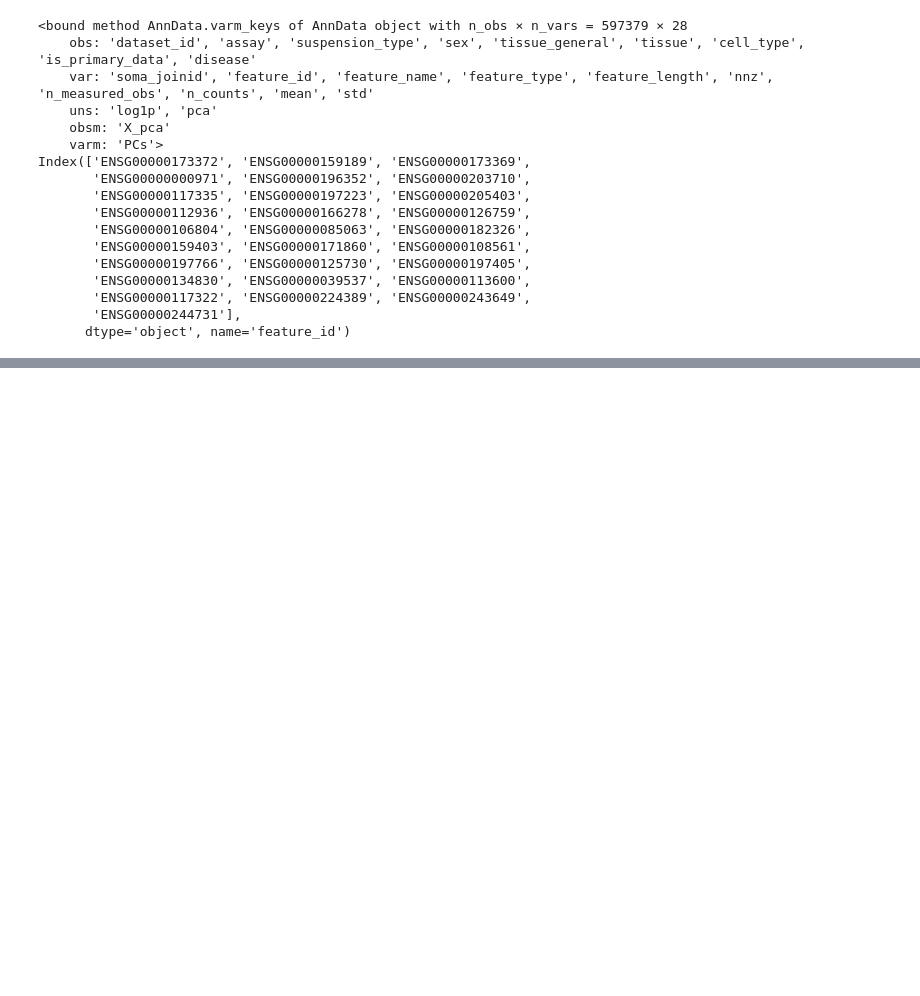
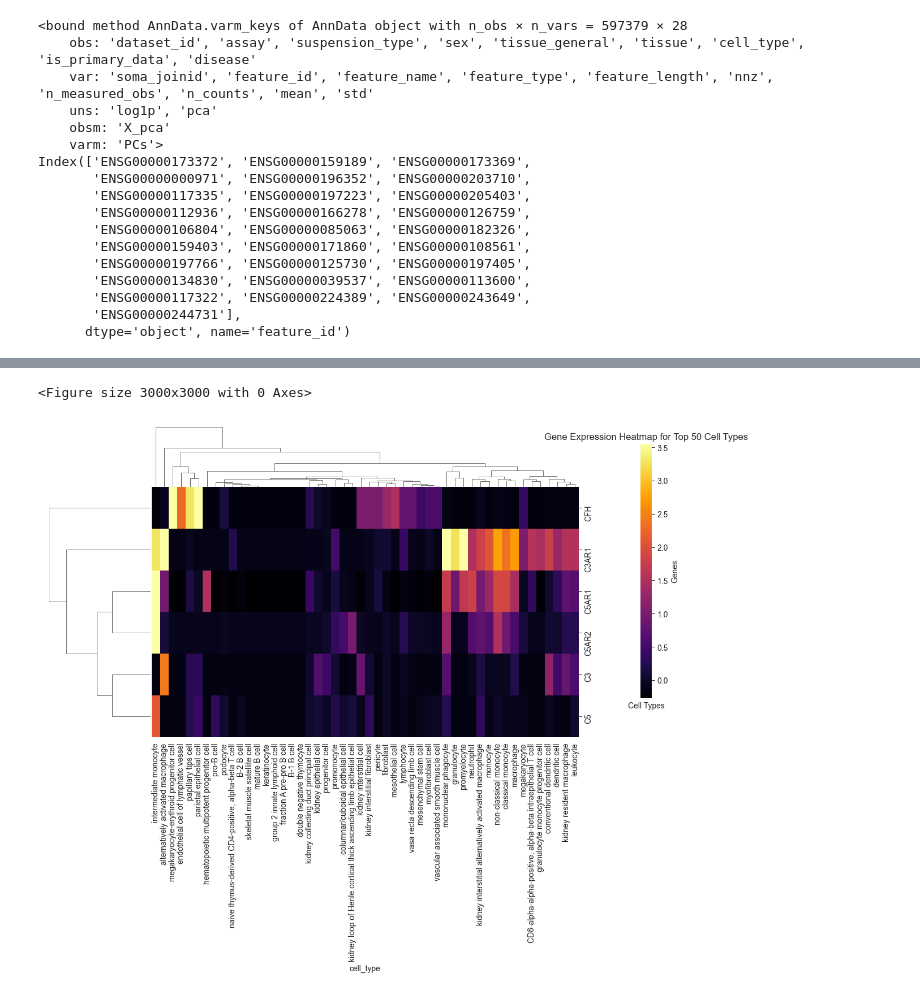
Before and after one commit to aumchampaneri/Biochemistry-BS, a Jupyter notebook: Thesis Project/Kidney/Human/Human_Census Gene Query Notebook.ipynb, the cells around one changed output, grey strips where cells are left out. Cells and saved outputs as stored; diff of their text form; code cells hidden in the pictures; blank space fills up the shorter version.

```diff
--- a/Thesis Project/Kidney/Human/Human_Census Gene Query Notebook.ipynb
+++ b/Thesis Project/Kidney/Human/Human_Census Gene Query Notebook.ipynb
@@ -233,36 +311,39 @@ all_genes = {
     'ENSG00000224389': 'C4B',
     'ENSG00000243649': 'CFB',
     'ENSG00000244731': 'C4A',
     'ENSG00000085265': 'FCN1',
     'ENSG00000160339': 'FCN2',
     'ENSG00000142748': 'FCN3',
     'ENSG00000165280': 'VCP'
 }
 
 subset_genes = {
     'ENSG00000125730': 'C3',
     'ENSG00000171860': 'C3AR1',
     'ENSG00000106804': 'C5',
     'ENSG00000197405': 'C5AR1',
     'ENSG00000134830': 'C5AR2',
     'ENSG00000000971': 'CFH',
 }
 
 # Rename the columns from Ensembl IDs to gene names
 mean_expression.columns = [all_genes.get(col, col) for col in mean_expression.columns]
 
 # Filter the mean expression data to only include the subset of genes
-# mean_expression = mean_expression[subset_genes.values()]
+mean_expression = mean_expression[subset_genes.values()]
 
 # Create a heatmap with transposed data
-plt.figure(figsize=(16, 10))
-sns.heatmap(mean_expression.T, cmap='inferno', xticklabels=True, yticklabels=True, square=True, annot=False, robust=True)
+plt.figure(figsize=(30, 30))
+sns.clustermap(mean_expression.T, cmap='inferno', xticklabels=True, yticklabels=True, square=True, annot=False, robust=True, cbar_pos=(1.07, 0.5, 0.02, 0.45))
 plt.title('Gene Expression Heatmap for Top 50 Cell Types')
 plt.xlabel('Cell Types')
 plt.ylabel('Genes')
 plt.xticks(rotation=90)
 plt.tight_layout()
 plt.show()
+# %% [output]
+<Figure size 3000x3000 with 0 Axes>
+[figure, added]
 # %%
 import scanpy as sc
 import matplotlib.pyplot as plt
```
Also changed, not shown: parts of 3 cells of this notebook, 1 other file.
